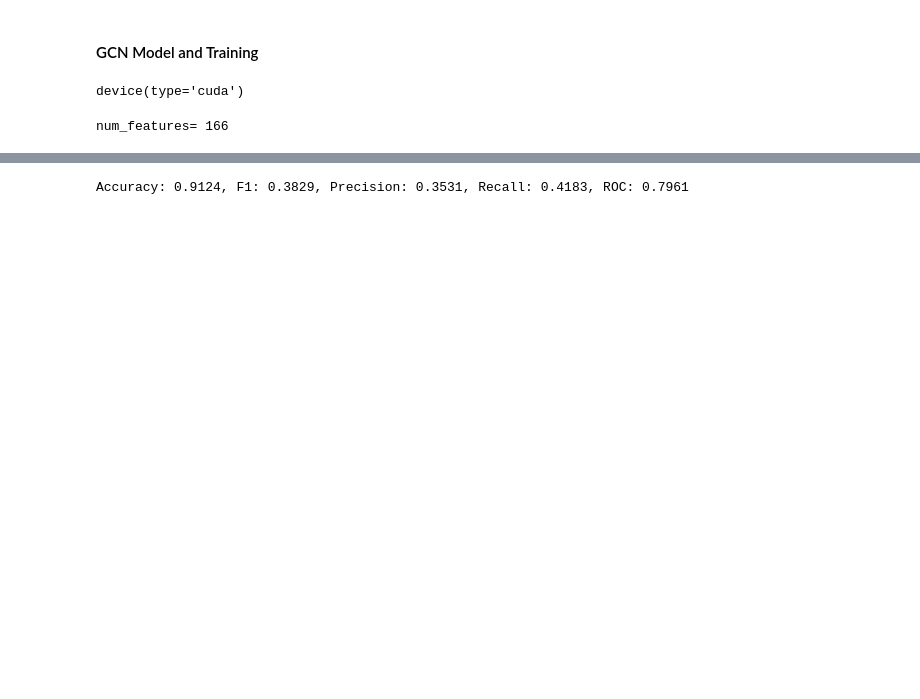
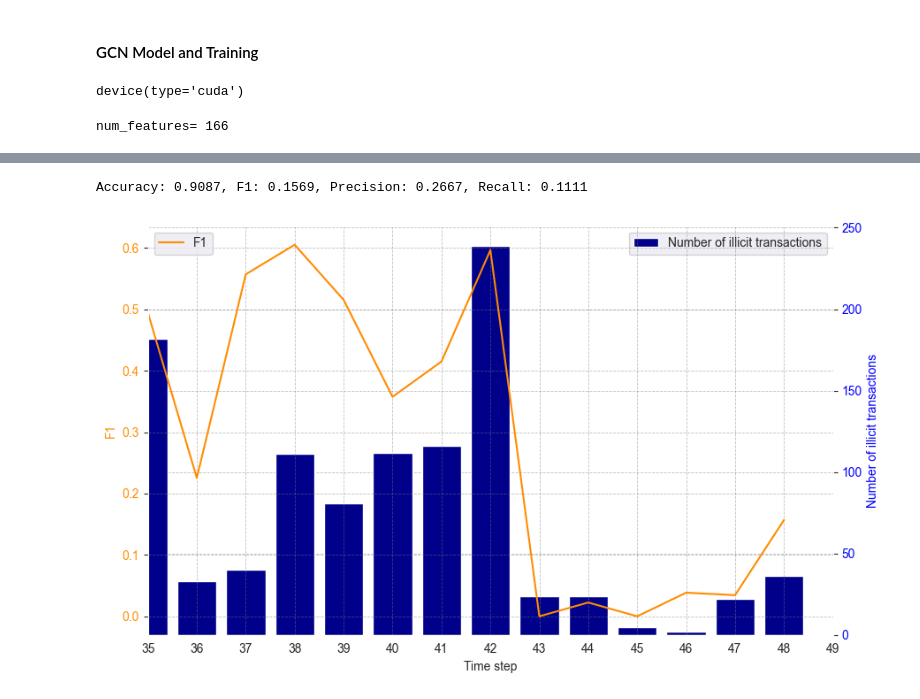
Before and after one commit to yucfu/gnn_fraud_detection, a Jupyter notebook: GCN/gcn_base_new.ipynb, the cells around one changed output, grey strips where cells are left out. Saved outputs shown, nothing was run; the diff lists cells and outputs as text; code cells hidden in the pictures; blank space fills up the shorter version.

Commit message:
add test for each time steps

```diff
--- a/GCN/gcn_base_new.ipynb
+++ b/GCN/gcn_base_new.ipynb
@@ -114,6 +114,7 @@ train_classified_illicit_idx.shape[0]/train_classified_idx.shape[0]= 0.115809192
 np.savetxt("../data/index/train_classified_idx.csv", train_classified_idx, delimiter=",", fmt='%d')
 np.savetxt("../data/index/test_classified_idx.csv", test_classified_idx, delimiter=",", fmt='%d')
 # %%
+temp_node_features = node_features.copy()
 # node_features.drop(columns=['time_step'], inplace=True)
 node_features.drop(columns=['class'], inplace=True)
 
@@ -198,8 +199,7 @@ def test(model, data):
         f1 = f1_score(y.cpu(), pred.cpu(), average='binary')
         precision = precision_score(y.cpu(), pred.cpu(), average='binary')
         recall = recall_score(y.cpu(), pred.cpu(), average='binary')
-        auc = roc_auc_score(y.cpu(), pred_scores[:,1].cpu())
-        return acc, f1, precision, recall, auc
+        return acc, f1, precision, recall
 # %%
 num_features = data_graph.num_node_features
 print("num_features=",num_features)
@@ -237,6 +237,54 @@ Epoch: 500, Loss: 0.1220, Accuracy: 0.9124, F1: 0.3829, Precision: 0.3531, Recal
-# %%
-# test
-acc, f1, precision, recall, roc = test(model, data_graph)
-print(f"Accuracy: {acc:.4f}, F1: {f1:.4f}, Precision: {precision:.4f}, Recall: {recall:.4f}, ROC: {roc:.4f}")
-# %% [output]
-Accuracy: 0.9124, F1: 0.3829, Precision: 0.3531, Recall: 0.4183, ROC: 0.7961
+# %%
+# test
+acc, f1, precision, recall = test(model, data_graph)
+print(f"Accuracy: {acc:.4f}, F1: {f1:.4f}, Precision: {precision:.4f}, Recall: {recall:.4f}")
+# test results on each time step of the test set and number of illicit transactions in each time step
+# dict of test results on each time step and number of illicit transactions in each time step
+test_results = {}
+
+for t in range(35, 49):
+    test_classified_idx = temp_node_features.loc[(temp_node_features['time_step'] == t) & (temp_node_features['class'] != 2)].index
+    data_graph.test_idx = test_classified_idx
+    acc, f1, precision, recall = test(model, data_graph)
+    num_illicit = temp_node_features.loc[(temp_node_features['time_step'] == t) & (temp_node_features['class'] == 1)].shape[0]
+    test_results[t] = [num_illicit, f1, acc, precision, recall]
+
+import matplotlib.pyplot as plt
+import matplotlib.ticker as ticker
+
+fig, ax1 = plt.subplots(figsize=(10, 6))
+ax2 = ax1.twinx()
+
+# Changing bar color to dark blue and line color to solid orange
+ax2.bar(list(test_results.keys()), [x[0] for x in test_results.values()], color='darkblue', alpha=1)
+ax1.plot(list(test_results.keys()), [x[1] for x in test_results.values()], color='darkorange')
+ax1.set_xlim(35, 49)
+# Legend
+ax1.legend(['F1'], loc='upper left')
+ax2.legend(['Number of illicit transactions'], loc='upper right')
+
+ax1.set_xlabel('Time step')
+
+# Changing y-label colors to match their corresponding plot elements
+ax1.set_ylabel('F1', color='darkorange')
+ax2.set_ylabel('Number of illicit transactions', color='blue')
+
+# Changing tick colors to match their corresponding plot elements
+ax1.tick_params(axis='y', labelcolor='darkorange')
+ax2.tick_params(axis='y', labelcolor='blue')
+
+# Show every tick number
+ax1.xaxis.set_major_locator(ticker.MultipleLocator(1))
+
+# Enhancing grid visibility
+ax1.grid(True, linestyle='--', linewidth=0.6, color='grey', alpha=0.5)
+ax2.grid(True, linestyle='--', linewidth=0.6, color='grey', alpha=0.5)
+
+# To put ax1 (F1 line) in the front
+ax1.set_zorder(ax2.get_zorder()+1)
+ax1.patch.set_visible(False)
+
+plt.show()
+# %% [output]
+Accuracy: 0.9087, F1: 0.1569, Precision: 0.2667, Recall: 0.1111
+[figure, added]
```
Also changed, not shown: parts of 2 cells of this notebook, 2 other files.
